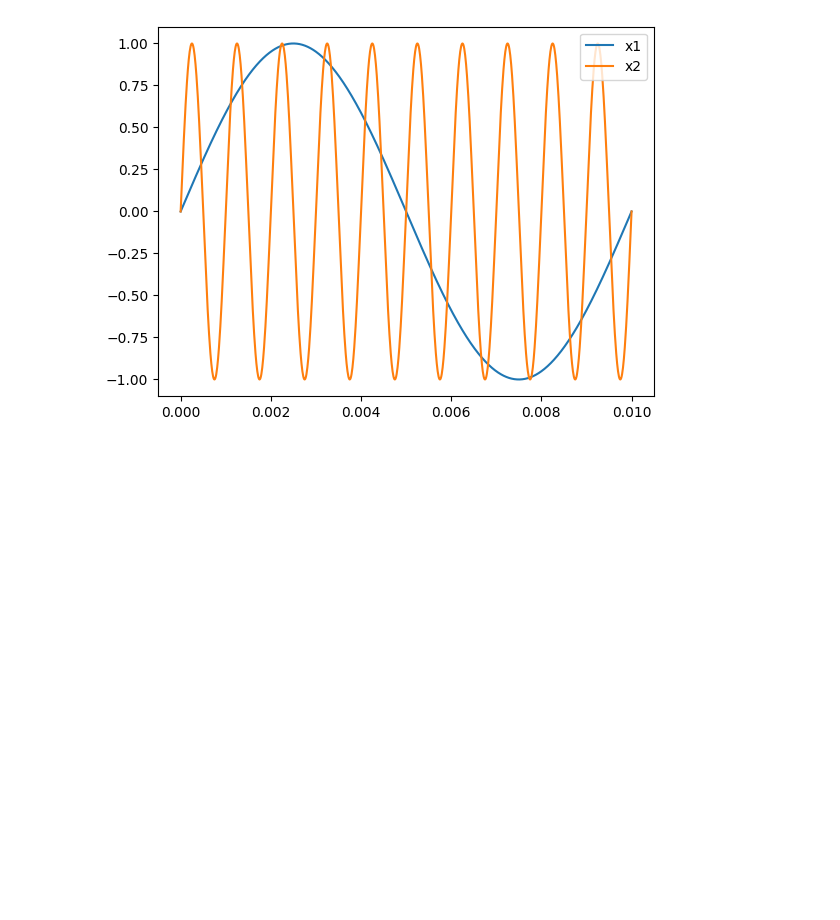
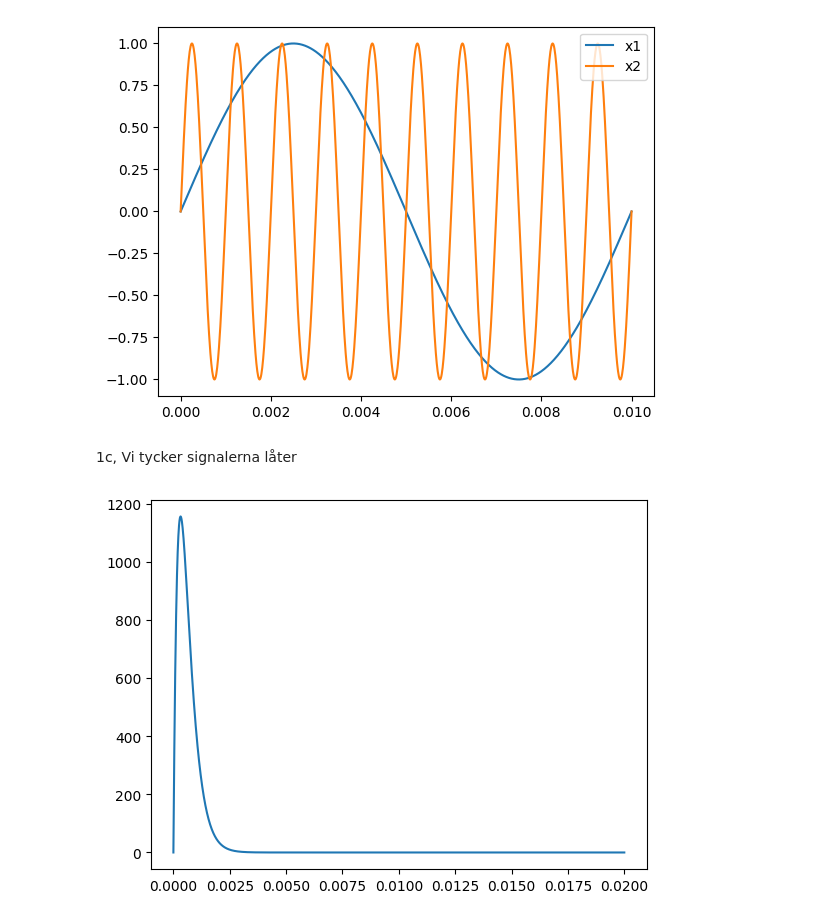
Before and after one commit to Rickrokyfy/Assignment-1, a Jupyter notebook: Assignment1.ipynb, the cells around one changed output. Cells and saved outputs as stored; diff of their text form; code cells hidden in the pictures; blank space fills up the shorter version.

```diff
--- a/Assignment1.ipynb
+++ b/Assignment1.ipynb
@@ -39,3 +39,20 @@ x2 = np.sin(t*2*np.pi*1000)
 
 sd.play(x1,1/deltaT, blocking=True)
 sd.play(x2,1/deltaT, blocking=True)
+# %% [markdown]
+1c, Vi tycker signalerna låter
+# %%
+import numpy as np
+import matplotlib.pyplot as plt
+from scipy import signal
+import sounddevice as sd
+def u(t):
+    return 1*(t>=0)
+deltaT = 0.00001
+t = np.arange(0, 0.020+deltaT, deltaT)
+alpha = np.pi*1000
+h = alpha**2*t*np.exp(-alpha*t)*u(t)
+plt.plot(t,h)
+plt.show()
+# %% [output]
+[figure, added]
```
Also changed, not shown: parts of 1 cell of this notebook.
